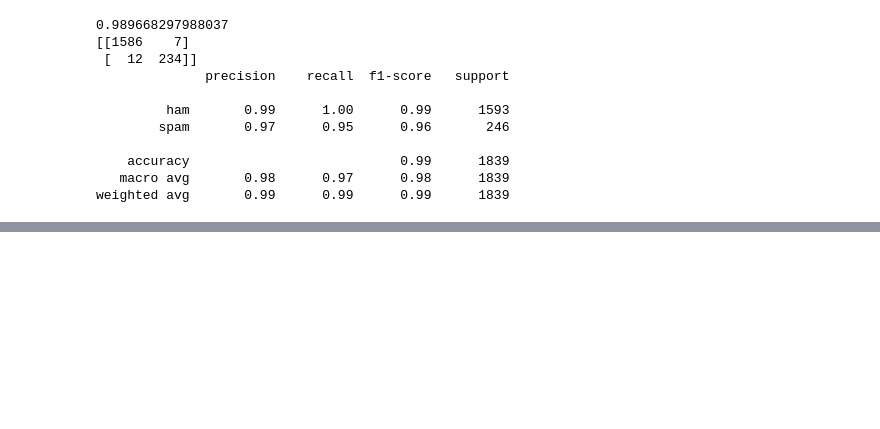
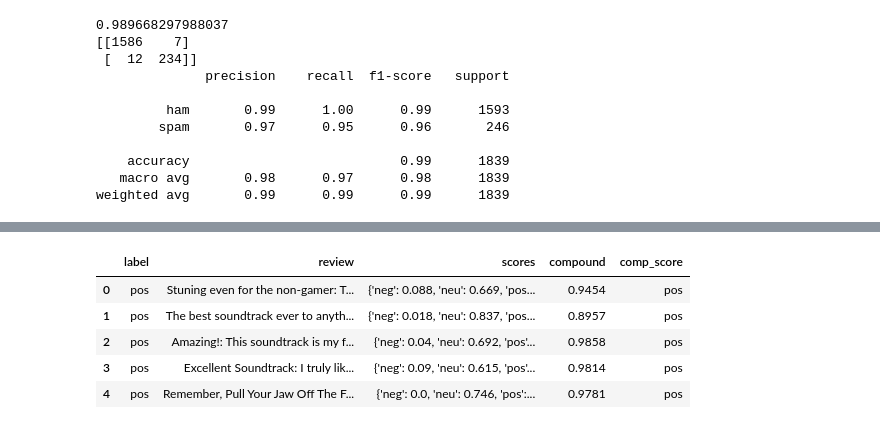
Before and after one commit to ChiamZY/Data-Science, a Jupyter notebook: Overview of NLP in Python.ipynb, the cells around one changed output, grey strips where cells are left out. Cells and saved outputs as stored; diff of their text form; code cells hidden in the pictures; blank space fills up the shorter version.

Commit message:
Added Sentiment Analysis

```diff
--- a/Overview of NLP in Python.ipynb
+++ b/Overview of NLP in Python.ipynb
@@ -405,0 +490,6 @@ weighted avg       0.99      0.99      0.99      1839
+# %%
+import nltk
+# nltk.download('vader_lexicon')
+
+df1 = pd.read_csv('Sample_datasets/amazonreviews.tsv', sep='\t')
+df1.head()
@@ -405,0 +503,29 @@ weighted avg       0.99      0.99      0.99      1839
+# %%
+# Cleaning dataset
+
+df1.dropna(inplace=True)
+
+blanks = []  # start with an empty list
+
+for i,lb,rv in df1.itertuples():  # iterate over the DataFrame
+    if type(rv)==str:            # avoid NaN values
+        if rv.isspace():         # test 'review' for whitespace
+            blanks.append(i)     # add matching index numbers to the list
+
+df1.drop(blanks, inplace=True)
+# %%
+from nltk.sentiment.vader import SentimentIntensityAnalyzer
+
+sid = SentimentIntensityAnalyzer()
+
+df1['scores'] = df1['review'].apply(lambda review: sid.polarity_scores(review))
+df1['compound']  = df1['scores'].apply(lambda score_dict: score_dict['compound'])
+df1['comp_score'] = df1['compound'].apply(lambda c: 'pos' if c >=0 else 'neg')
+df1.head()
+# %% [output]
+|  | label | review | scores | compound | comp_score |
+| 0 | pos | Stuning even for the non-gamer: T... | {'neg': 0.088, 'neu': 0.669, 'pos... | 0.9454 | pos |
+| 1 | pos | The best soundtrack ever to anyth... | {'neg': 0.018, 'neu': 0.837, 'pos... | 0.8957 | pos |
+| 2 | pos | Amazing!: This soundtrack is my f... | {'neg': 0.04, 'neu': 0.692, 'pos'... | 0.9858 | pos |
+| 3 | pos | Excellent Soundtrack: I truly lik... | {'neg': 0.09, 'neu': 0.615, 'pos'... | 0.9814 | pos |
+| 4 | pos | Remember, Pull Your Jaw Off The F... | {'neg': 0.0, 'neu': 0.746, 'pos':... | 0.9781 | pos |
```
Also changed, not shown: parts of 17 cells of this notebook.
